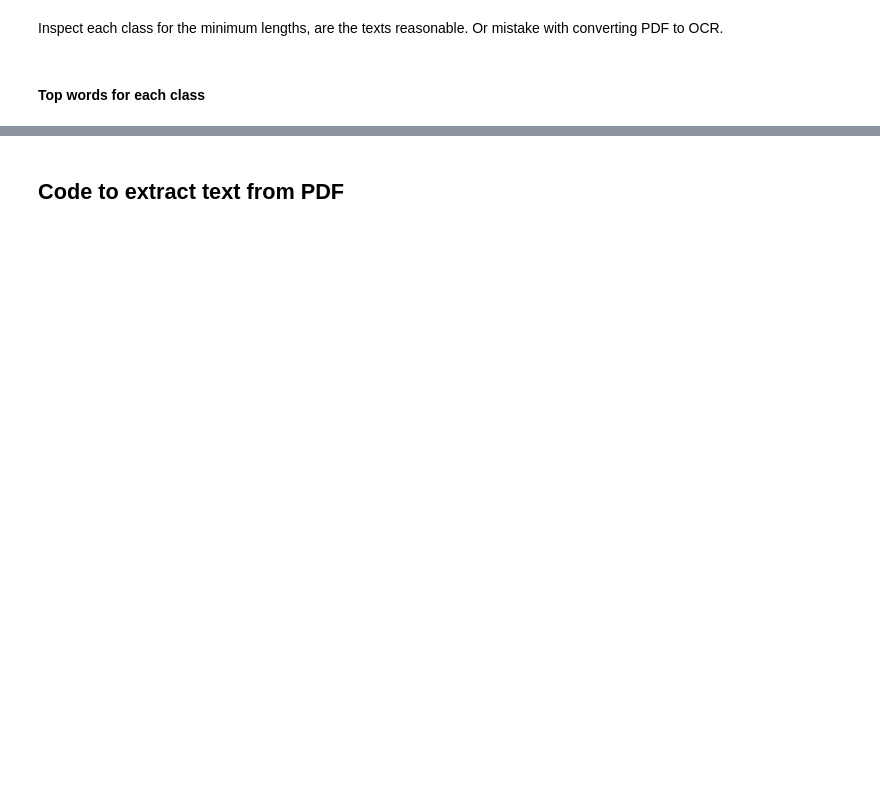
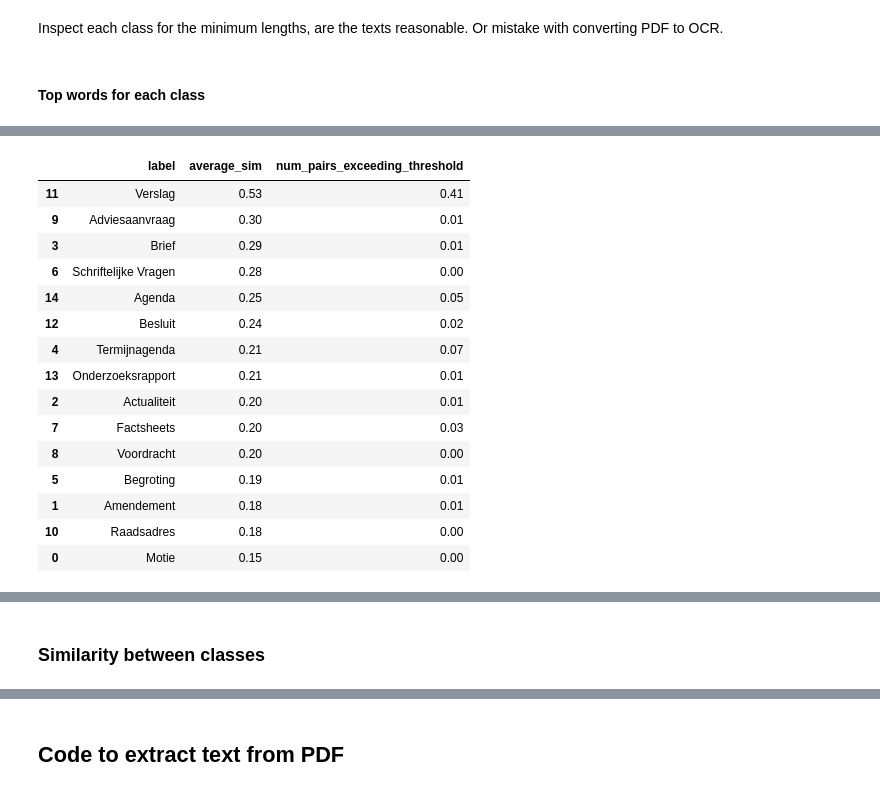
Before and after one commit to Amsterdam-Internships/document-classification-using-large-language-models, a Jupyter notebook: notebooks/EDA.ipynb, the cells around one changed output, grey strips where cells are left out. Drawn from its saved outputs; the diff is of its cells as text; code cells hidden in the pictures; blank space fills up the shorter version.

```diff
--- a/notebooks/EDA.ipynb
+++ b/notebooks/EDA.ipynb
@@ -173,0 +238,67 @@ NameError: name 'df' is not defined
+# %%
+from sklearn.feature_extraction.text import TfidfVectorizer
+from sklearn.metrics.pairwise import cosine_similarity
+import math
+
+
+def similarity_within_class(input_df, text_len):
+    work_df = input_df.copy()
+    within_sim = pd.DataFrame(columns=['label', 'average_sim', 'num_pairs_exceeding_threshold'])
+
+    # if not complete
+    if text_len == 'complete':
+        text_column = 'text'
+
+    else:
+        work_df['short_text'] = work_df['tokens'].apply(lambda tokens: ' '.join(tokens[:text_len]))
+        text_column = 'short_text'
+
+
+    for category in set(work_df['label']):
+        subdf = work_df.loc[work_df['label']==category]
+
+        # get tf-idf score
+        tfidf_vectorizer = TfidfVectorizer()
+        tfidf_matrix = tfidf_vectorizer.fit_transform(subdf[text_column])
+
+        # calculate cosine similarity
+        cosine_similarities = cosine_similarity(tfidf_matrix, tfidf_matrix)
+
+        # take average sim
+        average_similarity = round(np.mean(cosine_similarities), 2)
+
+        # calculate how many pairs succeed threshold
+        total_possible_pairs = len(cosine_similarities) * (len(cosine_similarities))
+        num_pairs_exceeding_threshold = round(np.sum(cosine_similarities > 0.5) / total_possible_pairs, 2)
+
+        # add to df
+        within_sim.loc[len(within_sim)] = {'label':category, 'average_sim': average_similarity, 'num_pairs_exceeding_threshold':num_pairs_exceeding_threshold}
+
+        within_sim = within_sim.sort_values(by='average_sim', ascending=False)
+    return within_sim
+
+# sim_within_df_500tokens = similarity_within_class(df, 500)
+# display(sim_within_df_500tokens)
+
+sim_within_df_1000tokens = similarity_within_class(df, 1000)
+display(sim_within_df_1000tokens)
+
+sim_within_df_cleantext = similarity_within_class(df, 'complete')
+display(sim_within_df_cleantext)
+# %% [output]
+|  | label | average_sim | num_pairs_exceeding_threshold |
+| 11 | Verslag | 0.53 | 0.41 |
+| 9 | Adviesaanvraag | 0.30 | 0.01 |
+| 3 | Brief | 0.29 | 0.01 |
+| 6 | Schriftelijke Vragen | 0.28 | 0.00 |
+| 14 | Agenda | 0.25 | 0.05 |
+| 12 | Besluit | 0.24 | 0.02 |
+| 4 | Termijnagenda | 0.21 | 0.07 |
+| 13 | Onderzoeksrapport | 0.21 | 0.01 |
+| 2 | Actualiteit | 0.20 | 0.01 |
+| 7 | Factsheets | 0.20 | 0.03 |
+| 8 | Voordracht | 0.20 | 0.00 |
+| 5 | Begroting | 0.19 | 0.01 |
+| 1 | Amendement | 0.18 | 0.01 |
+| 10 | Raadsadres | 0.18 | 0.00 |
+| 0 | Motie | 0.15 | 0.00 |
@@ -173,0 +321,2 @@ NameError: name 'df' is not defined
+# %% [markdown]
+### Similarity between classes
```
Also changed, not shown: parts of 26 cells of this notebook, 1 other file.
